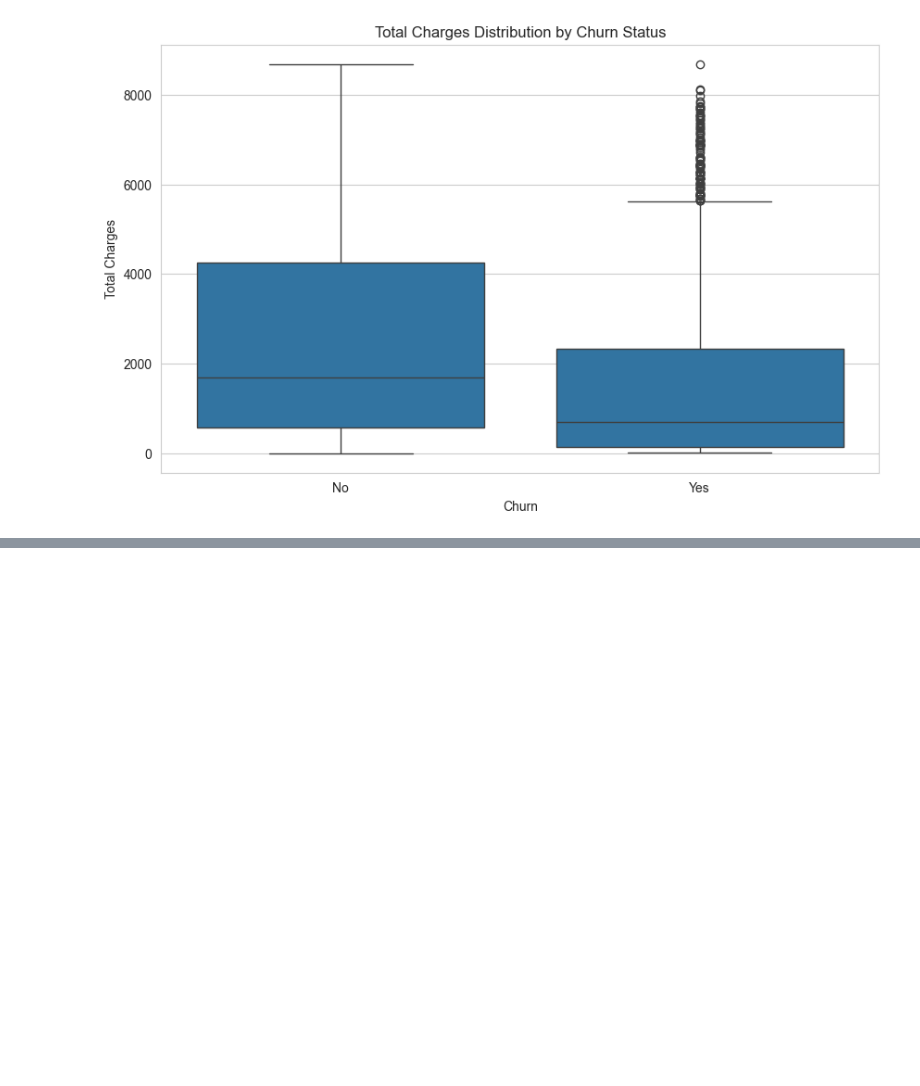
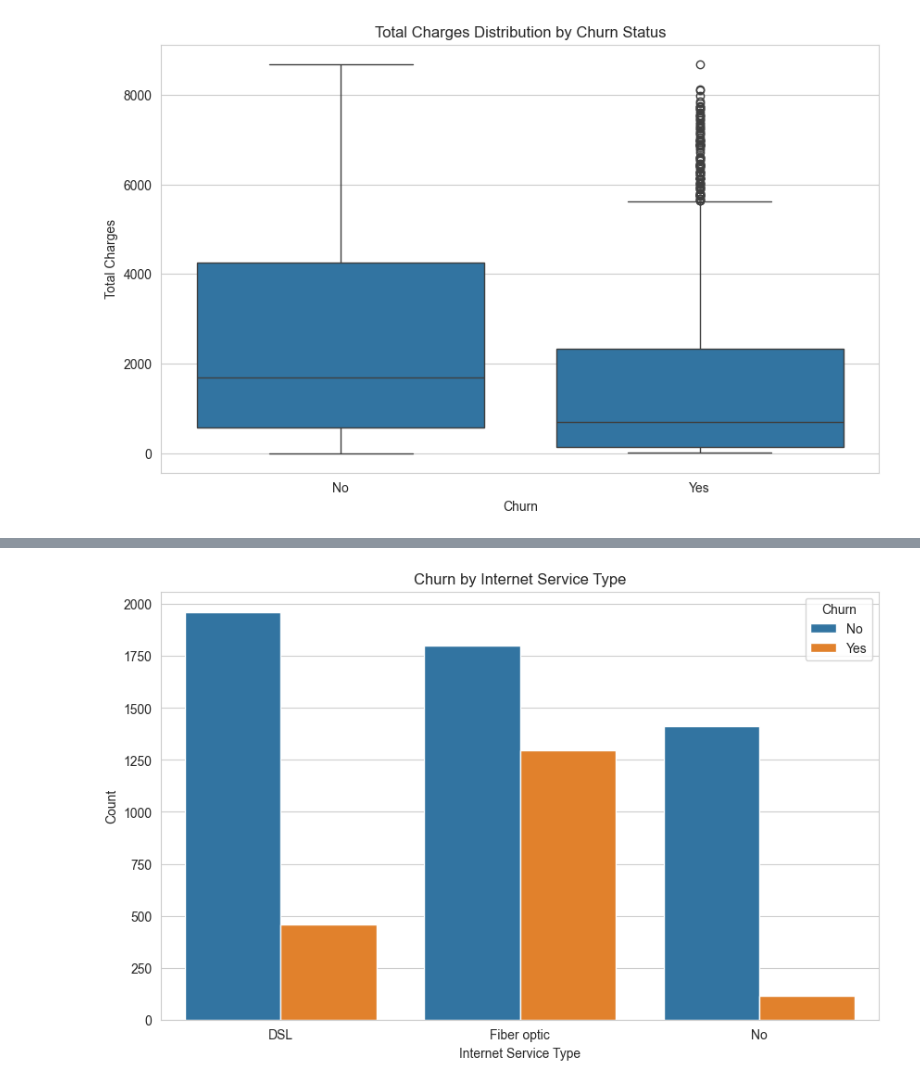
Before and after one commit to davidmba819/Customer-churn-ML, a Jupyter notebook: notebooks/EDA.ipynb, the cells around one changed output, grey strips where cells are left out. Cells and saved outputs as stored; diff of their text form; code cells hidden in the pictures; blank space fills up the shorter version.

```diff
--- a/notebooks/EDA.ipynb
+++ b/notebooks/EDA.ipynb
@@ -427,0 +450,11 @@ plt.show()
+# %%
+# Analyze internet service categories against churn
+plt.figure(figsize=(10, 6))
+sns.countplot(x='internetservice', hue='churn', data=eda_df)
+plt.title('Churn by Internet Service Type')
+plt.xlabel('Internet Service Type')
+plt.ylabel('Count')
+plt.legend(title='Churn', loc='upper right')
+plt.show()
+# %% [output]
+[figure, added]
```
Also changed, not shown: parts of 15 cells of this notebook.
